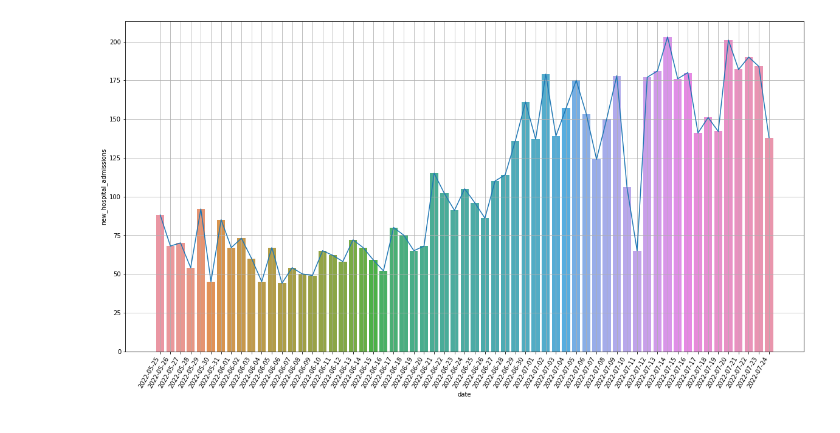
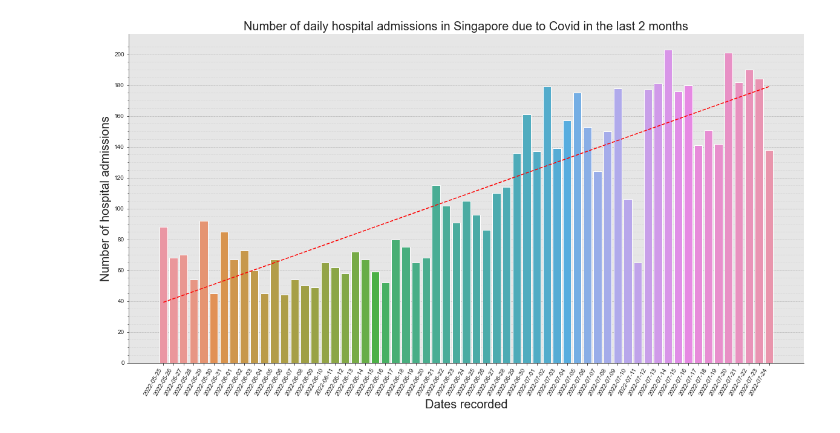
Before and after one commit to raracraz/DataScience-AY2022-2023, a Jupyter notebook: CA2/12_c2_ca2_AaiXunEn.ipynb, the cells around one changed output. Drawn from its saved outputs; the diff is of its cells as text; code cells hidden in the pictures.

```diff
--- a/CA2/12_c2_ca2_AaiXunEn.ipynb
+++ b/CA2/12_c2_ca2_AaiXunEn.ipynb
@@ -13,29 +18,78 @@
 # Naming convention: 12_c2_ca2_[name].ipynb
 # %%
 # This box is used for showing the number of hospital admissions in Singapore due to Covid in the last 2 months
-#
-# Importing libraries
+
+# Importing libraries #
 import pandas as pd
 import seaborn as sns
 import matplotlib.pyplot as plt
 import numpy as np
-# Code starts here
-# Importing the data
+
+# Code starts here #
+# Importing the data #
 df = pd.read_csv('./csvData/new-covid-19-hospital-admissions.csv')
-# Processing the data
+
+# Processing the data #
 df['date'] = pd.to_datetime(df['date'])
 df['date'] = df['date'].dt.strftime('%Y-%m-%d')
 df['new_hospital_admissions'] = df['new_hospital_admissions'].astype(int)
-# Visualizing the data with the width of the object and the height of the object being big
-plt.figure(figsize=(20,10))
+
+# Visualizing the data #
+fig = plt.figure(figsize=(20,10))
+ax = fig.add_subplot(111)
+plt.title('Number of daily hospital admissions in Singapore due to Covid in the last 2 months', fontsize=20)
+
+# Plotting the data #
+sns.set_style('ticks', rc={'axes.facecolor': '.9', 'axes.grid': False})
+major_ticks = np.arange(0, 221, 20)
+minor_ticks = np.arange(0, 210, 5)
+plt.xticks(rotation=60, ha='right')
+ax.set_yticks(major_ticks)
+ax.set_yticks(minor_ticks, minor=True)
+
+ax.grid(which='minor', alpha=0.5, linestyle='dashed')
+ax.grid(which='major', alpha=1)
+
+sns.despine()
 sns.barplot(x='date', y='new_hospital_admissions', data=df)
-# put rotation=30, ha='right' on the x axis
-plt.xticks(rotation=60, ha='right')
+
+plt.ylabel('Number of hospital admissions', fontsize=20)
+plt.xlabel('Dates recorded', fontsize=20)
+
 # set grid on
-plt.grid(True)
-# set a best fit line
-sns.lineplot(x='date', y='new_hospital_admissions', data=df)
+plt.grid(True, 'major', 'y', ls='--', lw=.5, c='k', alpha=.3)
+
+# set a best fit line to help see the trend between dates
+ind = np.arange(len(df))
+z = np.polyfit(ind, df['new_hospital_admissions'], 1)
+p = np.poly1d(z)
+plt.plot(ind, p(ind), "r--")
 plt.show()
+
 # Code ends here
+
+# # # # # # # # # # # # # # # # # # # # # # # # # #  Analysis of the data and graph of the data # # # # # # # # # # # # # # # # # # # # # # # # # #
+# IMPORTANT EVENTS in the 2 months:                                                                                                               #
+# 1. Singapore to lift most lockdown restrictions on June 19 starting from June 2, 2022                                                           #
+# 2. Group size limits will go up to 10 persons and masks will no longer be mandatory in outdoor settings from March 29 onwards                   #
+# # # # # # # # # # # # # # # # # # # # # # # # # # # # # # # # # # # # # # # # # # # # # # # # # # # # # # # # # # # # # # # # # # # # # # # # # #
+print('OBSERVATIONS about the dataset:')
+# show the shape of the dataset
+print('\nThis is the shape of the dataset: ' + str(df.shape))
+# show the index of the dataset
+print('This is the index of the dataset: ' + str(df.index))
+# show the columns of the dataset
+print('This is the columns of the dataset: ' + str(df.columns))
+# show a summary of the dataset
+print('This is a summary of the dataset: ')
+print(str(df.info()))
+print('\nINSIGHTS:')
+print('\nThe number of hospital admissions in Singapore due to Covid in the last 2 months is: ', str(df['new_hospital_admissions'].sum()) + '.')
+print('The best fit line suggests that there is currently a trend of hospital admissions increasing in Singapore in the last 2 months becausing of Covid.')
+# find the average number of hospital admissions increased per day
+print('The average number of hospital admissions increased per day in the last 2 months is: ', str((df['new_hospital_admissions'].mean() / 61).round(2)) + '.')
+print('A significant spike of hospital admissions can be observed from June 19, 2022 onwards, likely caused by the lifting of lockdown restrictions and the increase in group size limits with no masks mandatory in outdoor settings and the lifting of safe distance measures.')
+print('In order to move forward with the impact of Covid-19 in Singapore, the government lifted most restrictions; however, this resulted in the rise in trend of hospital admissions in the last 2 months. Some researchers have debated that this return to normality is too fast, and that the covid situation will worsen again if the government does lifts the lockdown restrictions, which came true as seen in the graph above.')
+print('I feel that I would reccommend the government to have delayed the lifting of restrictions to when the covid situation gets better and reaches a more stable state.')
 # %% [output]
-[figure, old version]
+[figure, new version]
```
Also changed, not shown: parts of 6 cells of this notebook, 2 other files.
